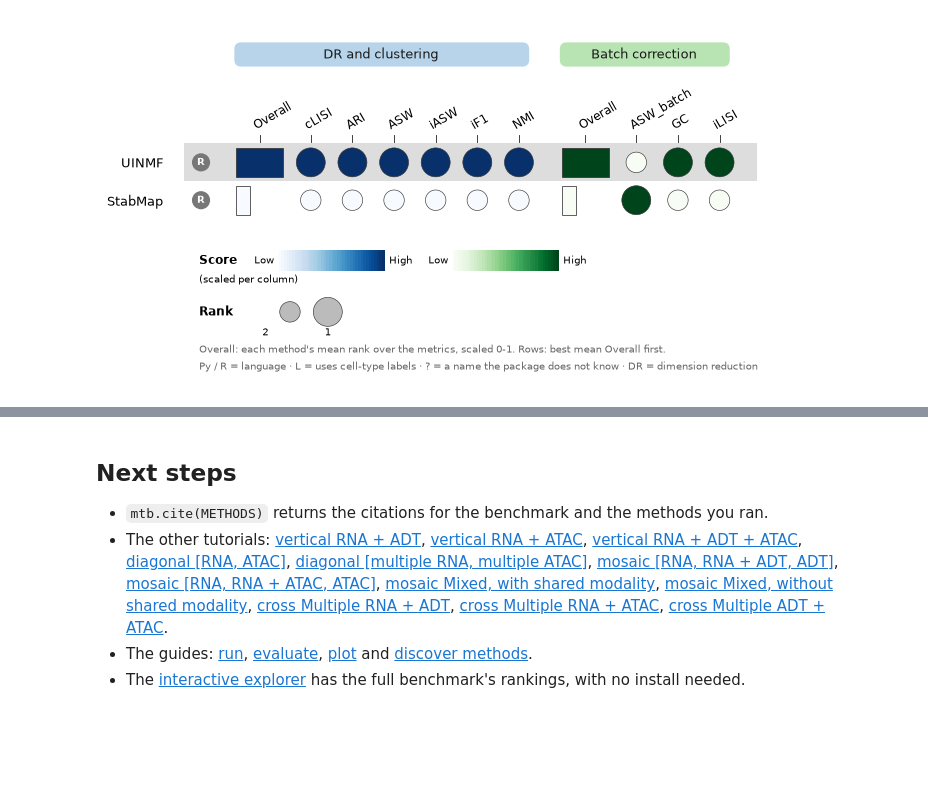
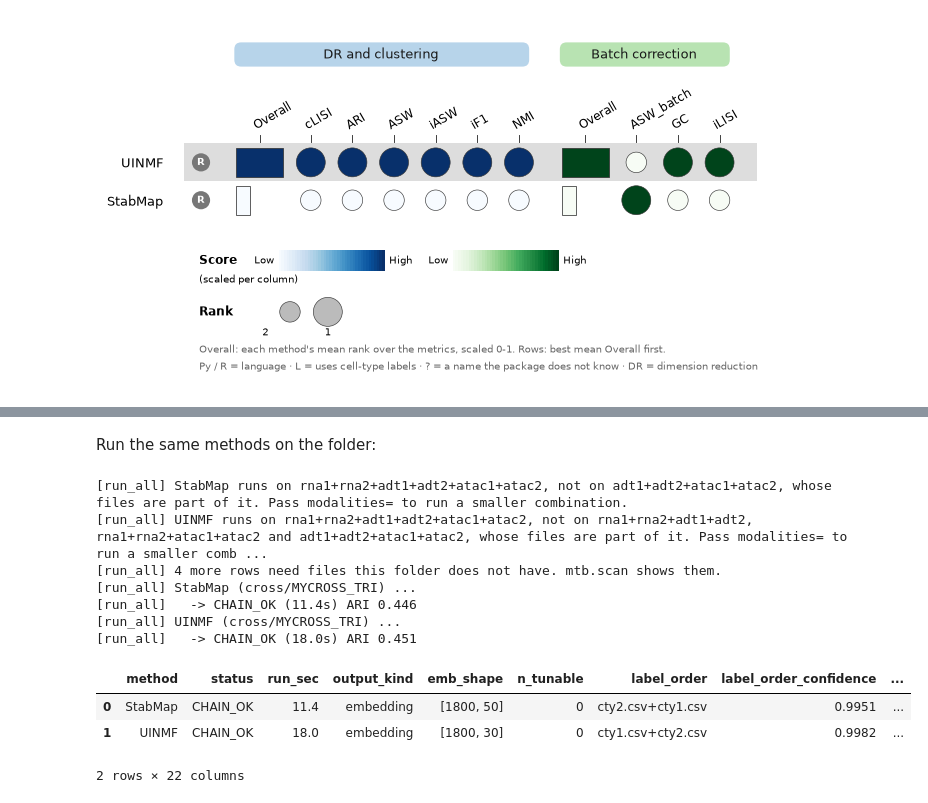
Before and after one commit to DSichang/scMultiBench, a Jupyter notebook: tutorials/cross_rna_adt_atac/cross_rna_adt_atac.ipynb, the cells around one changed output, grey strips where cells are left out. Drawn from its saved outputs; the diff is of its cells as text; code cells hidden in the pictures; blank space fills up the shorter version.

```diff
--- a/tutorials/cross_rna_adt_atac/cross_rna_adt_atac.ipynb
+++ b/tutorials/cross_rna_adt_atac/cross_rna_adt_atac.ipynb
@@ -160,4 +170,0 @@ PosixPath('mydata/MYCROSS')
-# %%
-mine = mtb.run_all("MYCROSS", "cross", methods=METHODS, data_path="mydata",
-                   out_dir="out/MYCROSS")
-mine.summary
@@ -176,3 +173,11 @@ mine.summary
 # %%
-mine.plot()
+NAME = "MYCROSS_TRI"   # <- a new name for your own data
+mtb.io.export_dataset(adata, "mydata/" + NAME,
+                      rna="X",                # <- where the RNA counts are
+                      adt="obsm:protein",     # <- where the proteins (ADT) are
+                      atac=atac,              # the ATAC file, peak counts in X
+                      atac_kind="peak",       # the methods here read peaks
+                      labels="obs:celltype",  # <- the cell-type column
+                      batch="obs:batch",      # <- the batch or donor column
+                      category="cross", overwrite=True)
 # %% [output]
@@ -214,7 +196,18 @@ To run them all, set `METHODS` to these names in section 2 and run the notebook
 # %% [markdown]
-## Next steps
-
-- `mtb.cite(METHODS)` returns the citations for the benchmark and the methods you ran.
-- The other tutorials: [vertical RNA + ADT](https://dsichang.github.io/scMultiBench/tutorials/vertical_rna_adt/), [vertical RNA + ATAC](https://dsichang.github.io/scMultiBench/tutorials/vertical_rna_atac/), [vertical RNA + ADT + ATAC](https://dsichang.github.io/scMultiBench/tutorials/vertical_rna_adt_atac/), [diagonal [RNA, ATAC]](https://dsichang.github.io/scMultiBench/tutorials/diagonal_rna_atac/), [diagonal [multiple RNA, multiple ATAC]](https://dsichang.github.io/scMultiBench/tutorials/diagonal_multi/), [mosaic [RNA, RNA + ADT, ADT]](https://dsichang.github.io/scMultiBench/tutorials/mosaic_rna_adt/), [mosaic [RNA, RNA + ATAC, ATAC]](https://dsichang.github.io/scMultiBench/tutorials/mosaic_rna_atac/), [mosaic Mixed, with shared modality](https://dsichang.github.io/scMultiBench/tutorials/mosaic_shared/), [mosaic Mixed, without shared modality](https://dsichang.github.io/scMultiBench/tutorials/mosaic_unshared/), [cross Multiple RNA + ADT](https://dsichang.github.io/scMultiBench/tutorials/cross_rna_adt/), [cross Multiple RNA + ATAC](https://dsichang.github.io/scMultiBench/tutorials/cross_rna_atac/), [cross Multiple ADT + ATAC](https://dsichang.github.io/scMultiBench/tutorials/cross_adt_atac/).
-- The guides: [run](https://dsichang.github.io/scMultiBench/tutorials/run/), [evaluate](https://dsichang.github.io/scMultiBench/tutorials/evaluate/), [plot](https://dsichang.github.io/scMultiBench/tutorials/plot/) and [discover methods](https://dsichang.github.io/scMultiBench/tutorials/discover/).
-- The [interactive explorer](https://shiny.maths.usyd.edu.au/scMultiBench/) has the full benchmark's rankings, with no install needed.
+Run the same methods on the folder:
+# %%
+mine = mtb.run_all(NAME, "cross", methods=METHODS, data_path="mydata",
+                   out_dir="out/" + NAME)
+mine.summary
+# %% [output]
+[run_all] StabMap runs on rna1+rna2+adt1+adt2+atac1+atac2, not on adt1+adt2+atac1+atac2, whose files are part of it. Pass modalities= to run a smaller combination.
+[run_all] UINMF runs on rna1+rna2+adt1+adt2+atac1+atac2, not on rna1+rna2+adt1+adt2, rna1+rna2+atac1+atac2 and adt1+adt2+atac1+atac2, whose files are part of it. Pass modalities= to run a smaller comb ...
+[run_all] 4 more rows need files this folder does not have. mtb.scan shows them.
+[run_all] StabMap (cross/MYCROSS_TRI) ...
+[run_all]   -> CHAIN_OK (11.4s) ARI 0.446
+[run_all] UINMF (cross/MYCROSS_TRI) ...
+[run_all]   -> CHAIN_OK (18.0s) ARI 0.451
+|  | method | status | run_sec | output_kind | emb_shape | n_tunable | label_order | label_order_confidence | ... |
+| 0 | StabMap | CHAIN_OK | 11.4 | embedding | [1800, 50] | 0 | cty2.csv+cty1.csv | 0.9951 | ... |
+| 1 | UINMF | CHAIN_OK | 18.0 | embedding | [1800, 30] | 0 | cty1.csv+cty2.csv | 0.9982 | ... |
+2 rows × 22 columns
```
Also changed, not shown: parts of 19 cells of this notebook, 43 other files.
